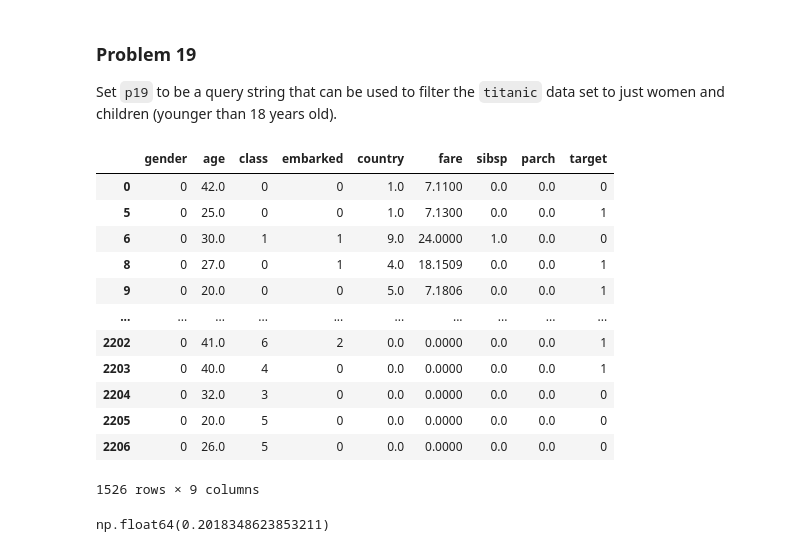
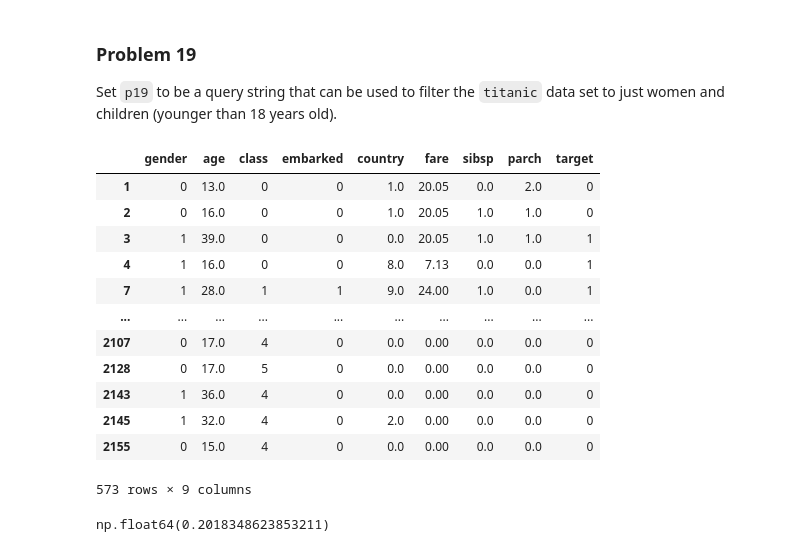
Before and after one commit to rajviu/dx602-homework-11, a Jupyter notebook: homework.ipynb, the cells around one changed output. Saved outputs shown, nothing was run; the diff lists cells and outputs as text; code cells hidden in the pictures.

```diff
--- a/homework.ipynb
+++ b/homework.ipynb
@@ -419,22 +419,22 @@ p18.head()
 
 Set `p19` to be a query string that can be used to filter the `titanic` data set to just women and children (younger than 18 years old).
 # %%
-p19 = "(gender == 0) and (age >= 18)"
+p19 = "(gender == 1) or (age < 18)"
 titanic.query(p19) if p19 is not ... else None
 # %% [output]
 |  | gender | age | class | embarked | country | fare | sibsp | parch | target |
-| 0 | 0 | 42.0 | 0 | 0 | 1.0 | 7.1100 | 0.0 | 0.0 | 0 |
-| 5 | 0 | 25.0 | 0 | 0 | 1.0 | 7.1300 | 0.0 | 0.0 | 1 |
-| 6 | 0 | 30.0 | 1 | 1 | 9.0 | 24.0000 | 1.0 | 0.0 | 0 |
-| 8 | 0 | 27.0 | 0 | 1 | 4.0 | 18.1509 | 0.0 | 0.0 | 1 |
-| 9 | 0 | 20.0 | 0 | 0 | 5.0 | 7.1806 | 0.0 | 0.0 | 1 |
+| 1 | 0 | 13.0 | 0 | 0 | 1.0 | 20.05 | 0.0 | 2.0 | 0 |
+| 2 | 0 | 16.0 | 0 | 0 | 1.0 | 20.05 | 1.0 | 1.0 | 0 |
+| 3 | 1 | 39.0 | 0 | 0 | 0.0 | 20.05 | 1.0 | 1.0 | 1 |
+| 4 | 1 | 16.0 | 0 | 0 | 8.0 | 7.13 | 0.0 | 0.0 | 1 |
+| 7 | 1 | 28.0 | 1 | 1 | 9.0 | 24.00 | 1.0 | 0.0 | 1 |
 | ... | ... | ... | ... | ... | ... | ... | ... | ... | ... |
-| 2202 | 0 | 41.0 | 6 | 2 | 0.0 | 0.0000 | 0.0 | 0.0 | 1 |
-| 2203 | 0 | 40.0 | 4 | 0 | 0.0 | 0.0000 | 0.0 | 0.0 | 1 |
-| 2204 | 0 | 32.0 | 3 | 0 | 0.0 | 0.0000 | 0.0 | 0.0 | 0 |
-| 2205 | 0 | 20.0 | 5 | 0 | 0.0 | 0.0000 | 0.0 | 0.0 | 0 |
-| 2206 | 0 | 26.0 | 5 | 0 | 0.0 | 0.0000 | 0.0 | 0.0 | 0 |
+| 2107 | 0 | 17.0 | 4 | 0 | 0.0 | 0.00 | 0.0 | 0.0 | 0 |
+| 2128 | 0 | 17.0 | 5 | 0 | 0.0 | 0.00 | 0.0 | 0.0 | 0 |
+| 2143 | 1 | 36.0 | 4 | 0 | 0.0 | 0.00 | 0.0 | 0.0 | 0 |
+| 2145 | 1 | 32.0 | 4 | 0 | 2.0 | 0.00 | 0.0 | 0.0 | 0 |
+| 2155 | 0 | 15.0 | 4 | 0 | 0.0 | 0.00 | 0.0 | 0.0 | 0 |
-1526 rows × 9 columns
+573 rows × 9 columns
 # %%
 # did women and children have higher survival rates?
 
```
